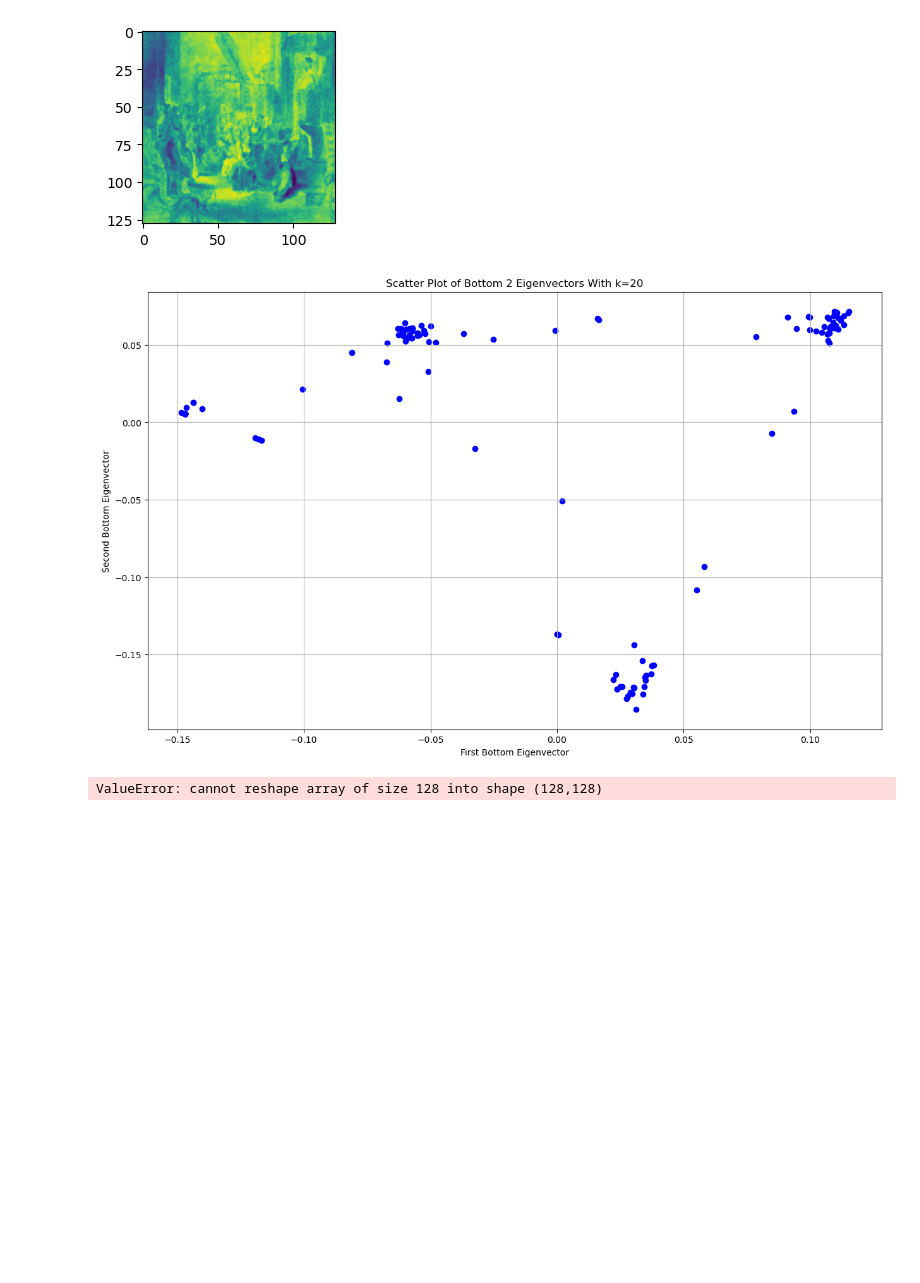
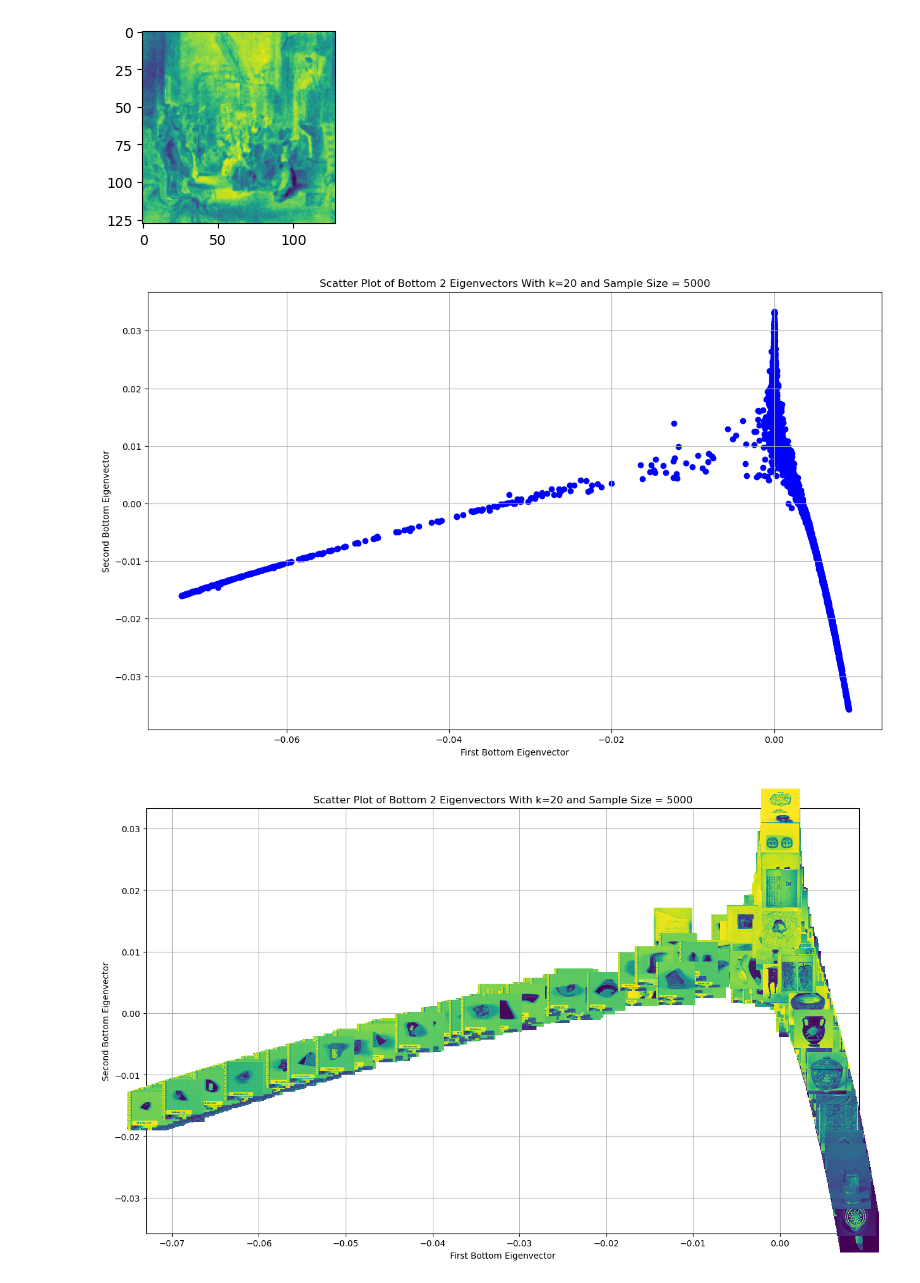
Before and after one commit to KevinBian107/laplacian_eigenmap_vis, a Jupyter notebook: met_explore.ipynb, the cells around one changed output. Saved outputs shown, nothing was run; the diff lists cells and outputs as text; code cells hidden in the pictures; blank space fills up the shorter version.

```diff
--- a/met_explore.ipynb
+++ b/met_explore.ipynb
@@ -11,22 +13,0 @@ from dimension_reduction import *
-# %%
-import os
-import numpy as np
-from PIL import Image
-
-# takes about 2m to run this
-def load_images_from_folders(root_folder, size=(128, 128), mode='RGB'):
-    image_data = []
-    for subdir, dirs, files in os.walk(root_folder):
-        for file in files:
-            if file.lower().endswith(('.png', '.jpg', '.jpeg')):  # checking the extension of the files
-                image_path = os.path.join(subdir, file)
-                with Image.open(image_path) as img:
-                    img = img.convert(mode)  # Convert image to RGB or grayscale
-                    img = img.resize(size)  # Resize image to desired size
-                    image_data.append(np.array(img))  # Append image array to list
-
-    return np.array(image_data)  # Convert list of arrays to a single 3D NumPy array
-
-root_folder = 'data/MET'  # Replace with the path to your directory
-images_array = load_images_from_folders(root_folder)
-print(images_array.shape)  # Prints the shape of the array, e.g., (num_images, height, width, channels)
@@ -46,0 +29,3 @@ print(images_array.shape)  # Prints the shape of the array, e.g., (num_images, h
+# %%
+images_array_grey = load_images_from_folders(root_folder, mode='L')
+print(images_array_grey.shape)
@@ -51,8 +38,11 @@ plt.imshow(example_image.reshape((128, 128)))
 plt.show()
 # %% [output]
 [figure]
+# %%
+flattened_grey = np.array([image.flatten() for image in images_array_grey])
+flattened_color = np.array([image.flatten() for image in images_array])
 # %%
-laplacian_eigenmap(images_array[0], 20, image_dim=128, random_sample_size=400)
+laplacian_eigenmap(flattened_grey[:5000], 20, image_dim=128)
 # %% [output]
-[figure, old version]
+[figure, new version]
-ValueError: cannot reshape array of size 128 into shape (128,128)
+[figure, added]
```
Also changed, not shown: parts of 8 cells of this notebook, 3 other files.
